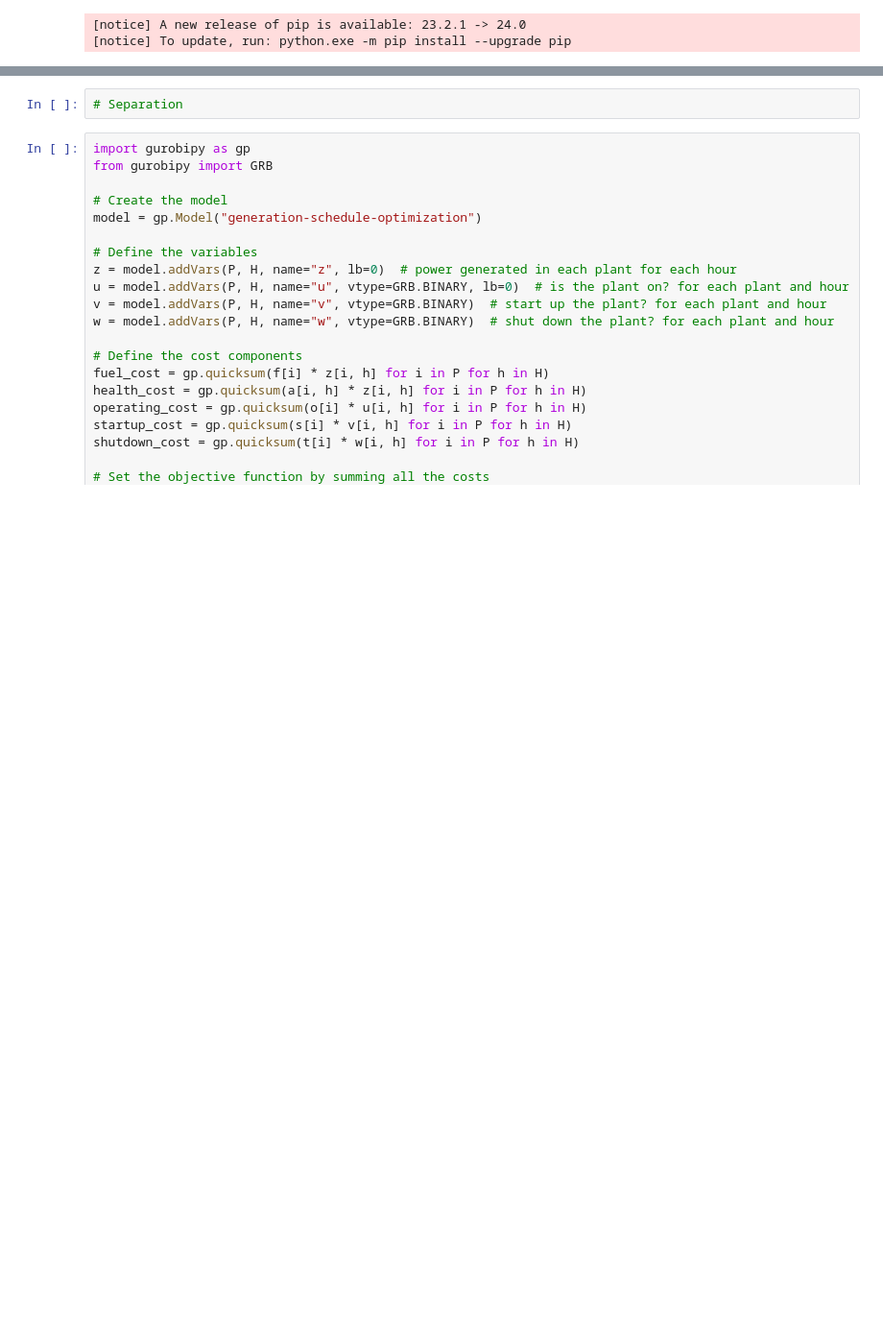
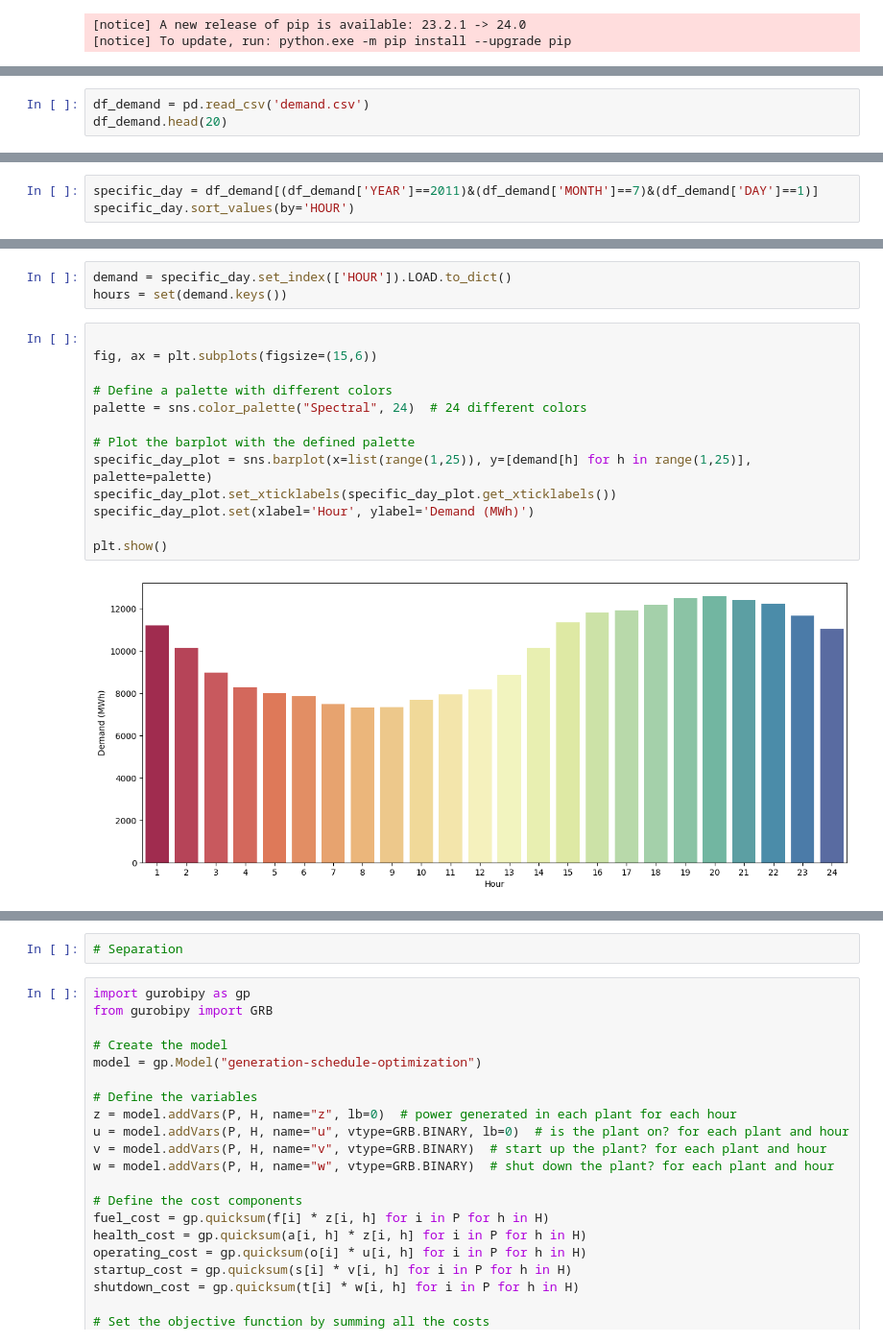
Before and after one commit to EthanFajnkuchen/generation-schedule-optimization, a Jupyter notebook: final_project.ipynb, the cells around one changed output, grey strips where cells are left out. Shown at 96% size. Drawn from its saved outputs; the diff is of its cells as text; blank space fills up the shorter version.

Commit message:
implement data demand visualisation

```diff
--- a/final_project.ipynb
+++ b/final_project.ipynb
@@ -37 +38,4 @@ import gurobipy as gp
 warnings.filterwarnings("ignore")
+# %%
+df_demand = pd.read_csv('demand.csv')
+df_demand.head(20)
@@ -37,0 +60,3 @@ warnings.filterwarnings("ignore")
+# %%
+specific_day = df_demand[(df_demand['YEAR']==2011)&(df_demand['MONTH']==7)&(df_demand['DAY']==1)]
+specific_day.sort_values(by='HOUR')
@@ -37,0 +81,18 @@ warnings.filterwarnings("ignore")
+# %%
+demand = specific_day.set_index(['HOUR']).LOAD.to_dict()
+hours = set(demand.keys())
+# %%
+
+fig, ax = plt.subplots(figsize=(15,6))
+
+# Define a palette with different colors
+palette = sns.color_palette("Spectral", 24)  # 24 different colors
+
+# Plot the barplot with the defined palette
+specific_day_plot = sns.barplot(x=list(range(1,25)), y=[demand[h] for h in range(1,25)], palette=palette)
+specific_day_plot.set_xticklabels(specific_day_plot.get_xticklabels())
+specific_day_plot.set(xlabel='Hour', ylabel='Demand (MWh)')
+
+plt.show()
+# %% [output]
+[figure, added]
```
Also changed, not shown: parts of 4 cells of this notebook.
